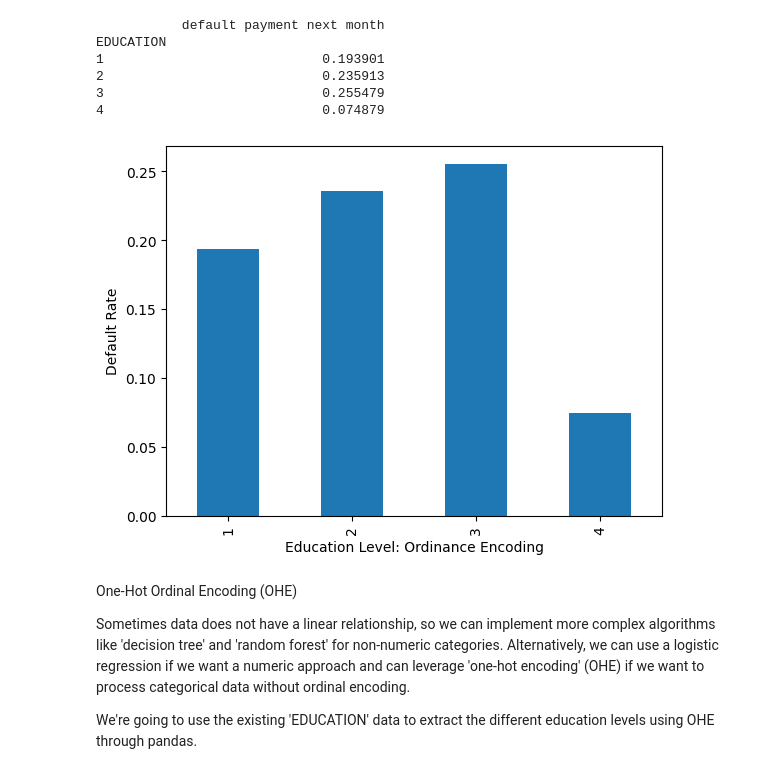
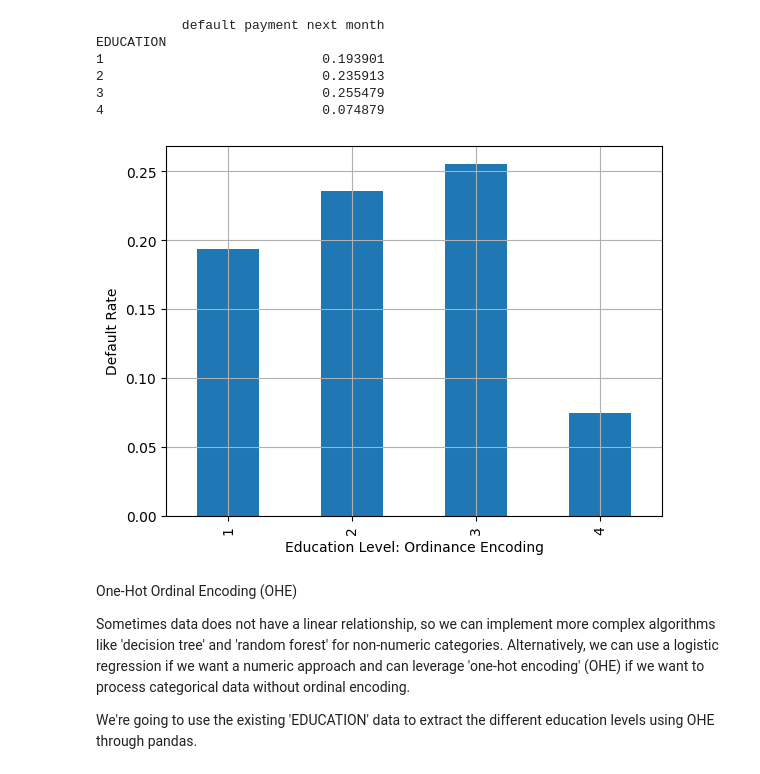
Before and after one commit to AndresDFlores/data_science, a Jupyter notebook: data_exploration.ipynb, the cells around one changed output. Drawn from its saved outputs; the diff is of its cells as text; code cells hidden in the pictures.

```diff
--- a/data_exploration.ipynb
+++ b/data_exploration.ipynb
@@ -312,5 +312,6 @@ import matplotlib.pyplot as plt
 
 # high resolution figures
 mpl.rcParams['figure.dpi']=100  # dpi
+mpl.rcParams['font.size']=10  # font size
 # %%
 #  .hist() - quick and approximate histogram view of all the data
@@ -402,12 +404,12 @@ EDUCATION
 # %%
 fig, ax = plt.subplots()
 
 education_default.plot(kind='bar', legend=False, ax=ax)
 ax.set_xlabel('Education Level: Ordinance Encoding')
 ax.set_ylabel('Default Rate')
-plt.show()
+ax.grid(True)
 # %% [output]
-[figure, old version]
+[figure, new version]
 # %% [markdown]
 One-Hot Ordinal Encoding (OHE)
 
```
Also changed, not shown: parts of 11 cells of this notebook, 1 other file.
